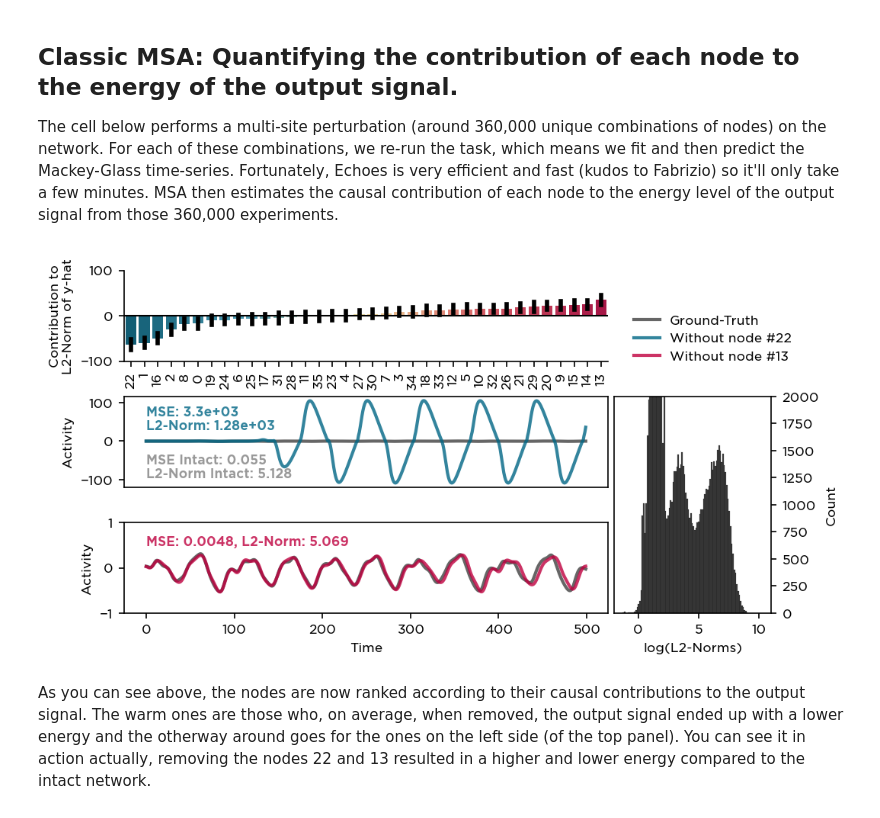
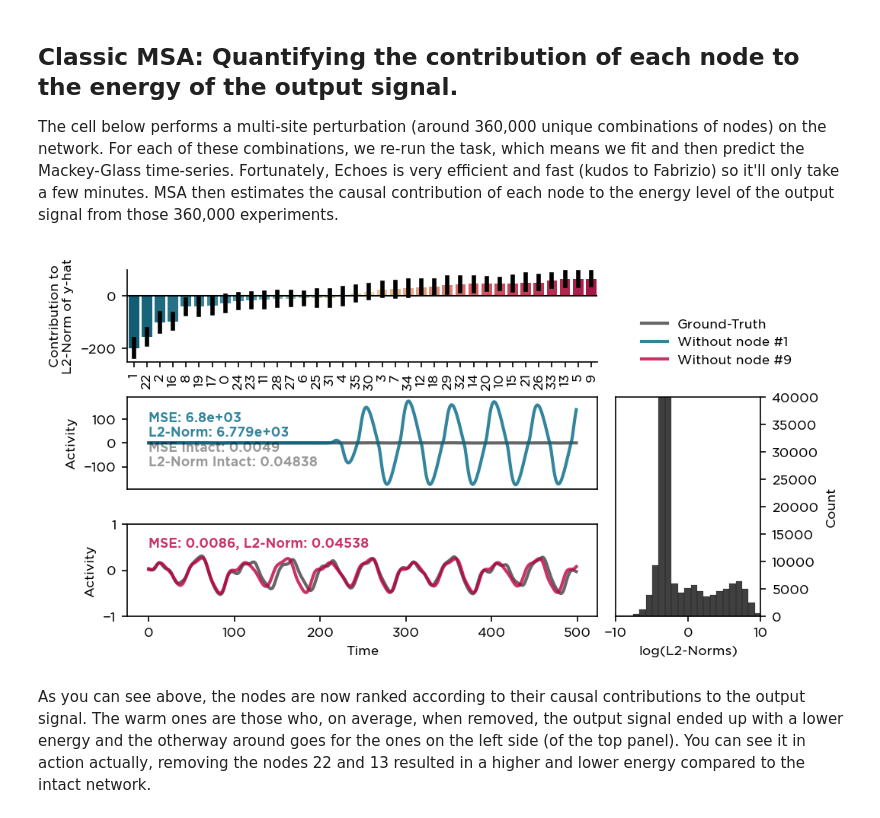
Before and after one commit to kuffmode/Causal-influence-decomposition-of-an-ESN, a Jupyter notebook: ESN_vs_SER_CCA.ipynb, the cells around one changed output. Saved outputs shown, nothing was run; the diff lists cells and outputs as text; code cells hidden in the pictures.

```diff
--- a/ESN_vs_SER_CCA.ipynb
+++ b/ESN_vs_SER_CCA.ipynb
@@ -192,7 +192,7 @@ def lesion_esn_nodes(complements, network, training_data, index):
     _ = lesioned_network.predict() # we don't care about the output signal here but we need to predict to get the hidden states.
     lesioned_signal = lesioned_network.states_pred_[:, index] # we care about the behavior of the target node
 
-    return float(np.linalg.norm(lesioned_signal)) # Euclidean norm of the output signal (its energy)
+    return float(lesioned_signal.var()) # Euclidean norm of the output signal (its energy)
 
 
 def lesion_esn_behavior(complements, network, training_data, ground_truth):
@@ -211,7 +211,7 @@ def lesion_esn_behavior(complements, network, training_data, ground_truth):
     lesioned_network.fit(X=None, y=training_data)
     y_pred = lesioned_network.predict() # contrary to the previous function, here we want the output signal.
 
-    return float(np.linalg.norm(y_pred))
+    return float(y_pred.var())
 # %% [markdown]
 ## Classic MSA: Quantifying the contribution of each node to the energy of the output signal.
 The cell below performs a multi-site perturbation (around 360,000 unique combinations of nodes) on the network. For each of these combinations, we re-run the task, which means we fit and then predict the Mackey-Glass time-series. Fortunately, Echoes is very efficient and fast (kudos to Fabrizio) so it'll only take a few minutes. MSA then estimates the causal contribution of each node to the energy level of the output signal from those 360,000 experiments.
@@ -267,41 +267,41 @@ plot_params = {"ci": 95, "orient": "v", "errcolor": "k"}
 colors = pl.color_code(shapley_table=shapley_sorted)
 pl.plot_shapley_ranks(shapley_table=shapley_sorted,colors=colors,ax=axes['A'],barplot_params=plot_params)
 axes['A'].set_ylabel('Contribution to\nL2-Norm of y-hat')
-axes['A'].set_ylim(-100,100)
+axes['A'].set_ylim(-250,100)
 axes['A'].tick_params(axis='x', rotation=90)
 
 axes['B'].plot(y_test_validate,color='k',alpha=0.6,label="Ground-Truth",linewidth=2)
 #axes['B'].plot(y_pred,color='k',alpha=0.4,label=f"Intact",linewidth=2)
 axes['B'].plot(y_pred_unstable,color='#006685',alpha=0.8,label=f"Without node #{blue_player}",linewidth=2)
 
 axes['B'].text(0,-95,f"MSE Intact: {mse:.2}\nL2-Norm Intact: {l2_y_pred_intact:.4}",color='k',fontweight='bold',alpha=0.4)
 axes['B'].text(0,30,f"MSE: {mse_unstable:.2}\nL2-Norm: {l2_y_pred_unstable:.4}",color='#006685',fontweight='bold',alpha=0.8)
 
 axes['B'].sharex(axes['C'])
 axes['B'].xaxis.set_visible(False)
 
 axes['B'].set_ylabel('Activity')
 
 axes['C'].plot(y_test_validate,color='k',alpha=0.6,label="_nolegend_",linewidth=2)
 axes['C'].plot(y_pred_stable,color='#BF003F',alpha=0.8,label=f"Without node #{red_player}",linewidth=2)
 axes['C'].set_xlabel('Time')
 axes['C'].set_ylabel('Activity')
 axes['C'].set_ylim(ymax=1,ymin = -1)
 
 axes['C'].text(0,0.5,f"MSE: {mse_stable:.2}, L2-Norm: {l2_y_pred_stable:.4}",color='#BF003F',fontweight='bold',alpha=0.8)
 sns.histplot(data=logl2s,bins=100,kde=False,color='k',ax=axes['D'])
-axes['D'].set_ylim(ymax=2000,ymin = 0)
-axes['D'].set_xlim(xmax=11,xmin = -2)
+axes['D'].set_ylim(ymax=40000,ymin = 0)
+axes['D'].set_xlim(xmax=10,xmin = -10)
 
 axes['D'].yaxis.tick_right()
 axes['D'].yaxis.set_label_position("right")
 axes['D'].set_xlabel('log(L2-Norms)')
 fig.legend(bbox_to_anchor=(0.95, 0.89),frameon=False)
 
 fig.tight_layout(pad=0.5)
-plt.savefig(f"Behavior.pdf",dpi=600,bbox_inches='tight')
+#plt.savefig(f"Behavior.pdf",dpi=600,bbox_inches='tight')
 # %% [output]
-[figure, old version]
+[figure, new version]
 # %% [markdown]
 As you can see above, the nodes are now ranked according to their causal contributions to the output signal. The warm ones are those who, on average, when removed, the output signal ended up with a lower energy and the otherway around goes for the ones on the left side (of the top panel). You can see it in action actually, removing the nodes 22 and 13 resulted in a higher and lower energy compared to the intact network.
 # %%
```
Also changed, not shown: parts of 7 cells of this notebook.
